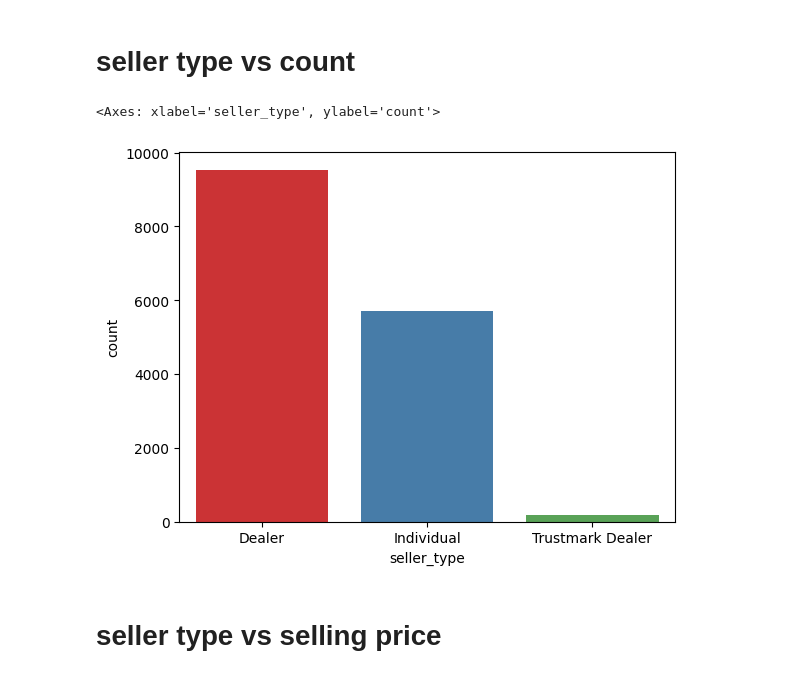
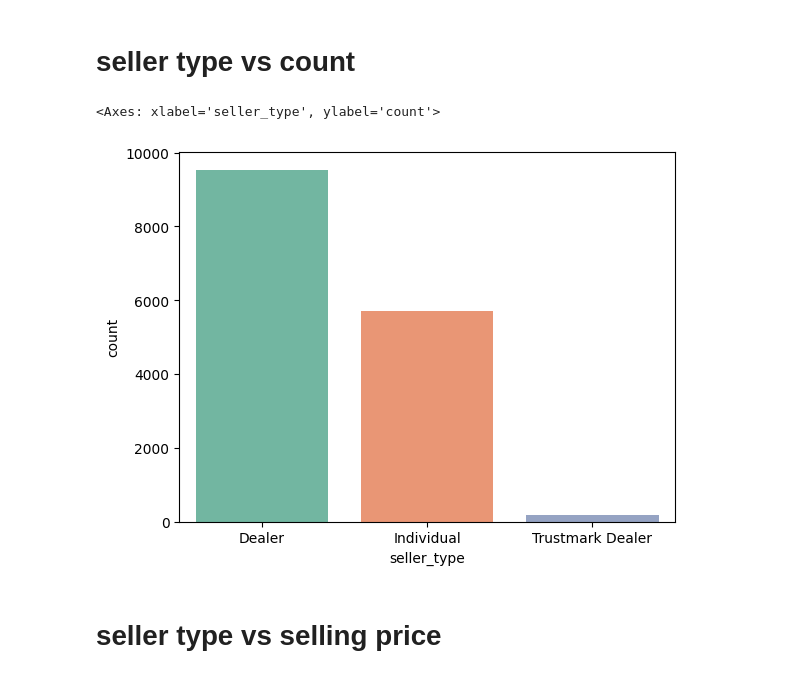
Before and after one commit to clexflex/CAR-PRICE-PREDICTION, a Jupyter notebook: CarPricePredictor/carPricePredictor.ipynb, the cells around one changed output. Cells and saved outputs as stored; diff of their text form; code cells hidden in the pictures.

```diff
--- a/CarPricePredictor/carPricePredictor.ipynb
+++ b/CarPricePredictor/carPricePredictor.ipynb
@@ -1112,10 +1031,10 @@ sns.countplot(x='transmission_type', data=df, palette="Set1")
 # seller type vs count
 # %%
 plt.subplots(figure=(14,7))
-sns.countplot(x='seller_type', data=df, palette="Set1")
+sns.countplot(x='seller_type', data=df, palette="Set2")
 # %% [output]
 <Axes: xlabel='seller_type', ylabel='count'>
-[figure, old version]
+[figure, new version]
 # %% [markdown]
 # seller type vs selling price
 # %%
```
Also changed, not shown: parts of 5 cells of this notebook, 22 other files.
